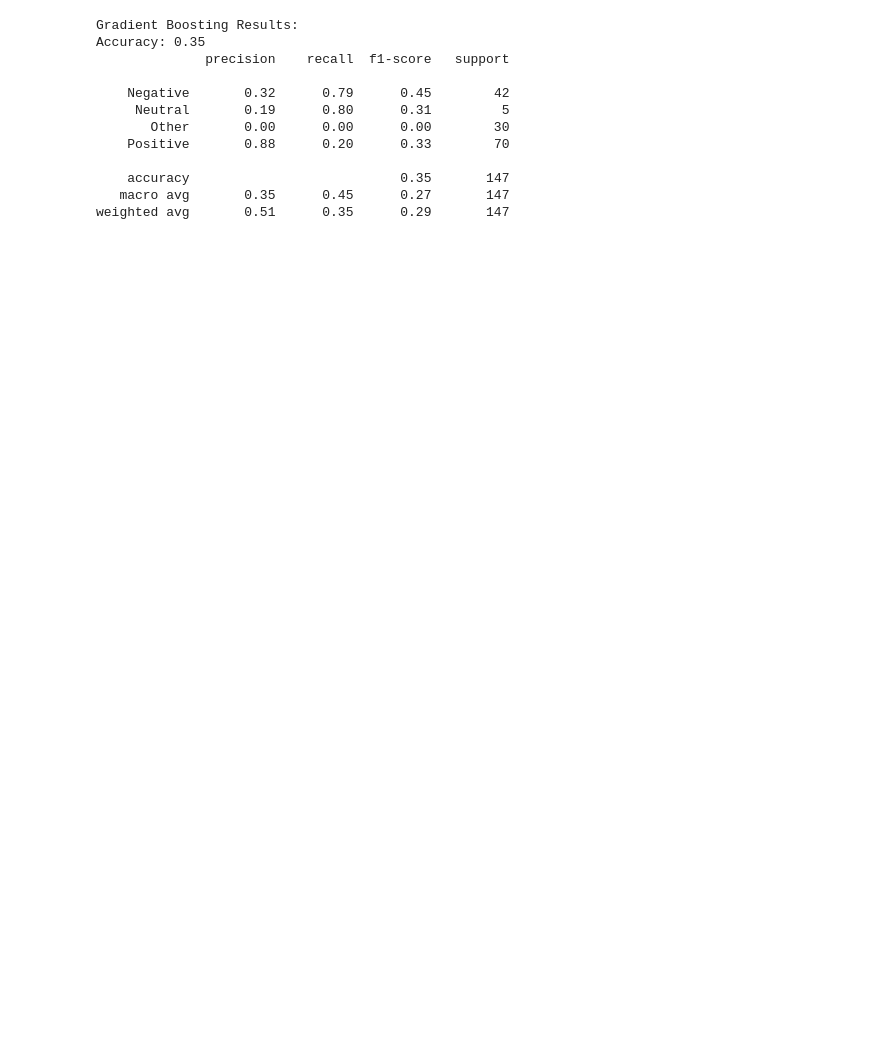
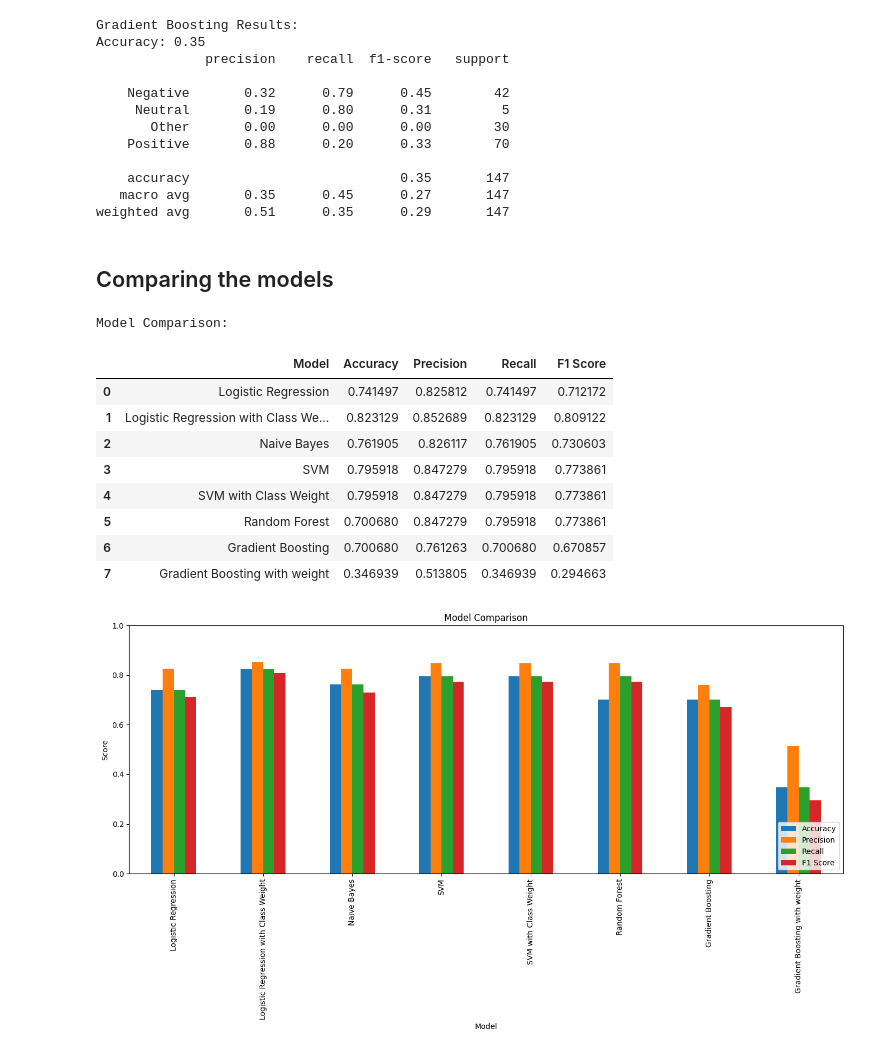
Before and after one commit to mateusengq/SOCIA_MEDIA_POSTS, a Jupyter notebook: CODES/eda_model.ipynb, the cells around one changed output. Cells and saved outputs as stored; diff of their text form; code cells hidden in the pictures; blank space fills up the shorter version.

```diff
--- a/CODES/eda_model.ipynb
+++ b/CODES/eda_model.ipynb
@@ -1151,3 +1161,5 @@ Accuracy: 0.35
     accuracy                           0.35       147
    macro avg       0.35      0.45      0.27       147
 weighted avg       0.51      0.35      0.29       147
+# %% [markdown]
+## Comparing the models
@@ -1153,0 +1238,55 @@ weighted avg       0.51      0.35      0.29       147
+# %%
+data = {
+    "Model": [
+        logistic_metrics["model"], logistic_weight_metrics["model"], naive_metrics["model"],
+        svm_metrics["model"], svm_bal_metrics["model"], rf_metrics["model"], gb_metrics["model"], gb_metrics_weig["model"]
+    ],
+    "Accuracy": [
+        logistic_metrics["accuracy"], logistic_weight_metrics["accuracy"], naive_metrics["accuracy"],
+        svm_metrics["accuracy"], svm_bal_metrics["accuracy"], rf_metrics["accuracy"], gb_metrics["accuracy"], gb_metrics_weig["accuracy"]
+    ],
+    "Precision": [
+        logistic_metrics["precision"], logistic_weight_metrics["precision"], naive_metrics["precision"],
+        svm_metrics["precision"], svm_bal_metrics["precision"], rf_metrics["precision"], gb_metrics["precision"], gb_metrics_weig["precision"]
+    ],
+    "Recall": [
+        logistic_metrics["recall"], logistic_weight_metrics["recall"], naive_metrics["recall"],
+        svm_metrics["recall"], svm_bal_metrics["recall"], rf_metrics["recall"], gb_metrics["recall"], gb_metrics_weig["recall"]
+    ],
+    "F1 Score": [
+        logistic_metrics["f1_score"], logistic_weight_metrics["f1_score"], naive_metrics["f1_score"],
+        svm_metrics["f1_score"], svm_bal_metrics["f1_score"], rf_metrics["f1_score"], gb_metrics["f1_score"], gb_metrics_weig["f1_score"]
+    ]
+}
+
+df = pd.DataFrame(data)
+# %%
+df = pd.DataFrame(data)
+
+# Display the dataframe
+print("Model Comparison:")
+display(df)
+
+# Plotting the metrics
+df.set_index("Model", inplace=True)
+df.plot(kind='bar', figsize=(14, 8))
+plt.title("Model Comparison")
+plt.ylabel("Score")
+plt.ylim(0, 1)
+plt.legend(loc="lower right")
+plt.xticks(rotation=90)
+
+plt.tight_layout()
+plt.show()
+# %% [output]
+Model Comparison:
+|  | Model | Accuracy | Precision | Recall | F1 Score |
+| 0 | Logistic Regression | 0.741497 | 0.825812 | 0.741497 | 0.712172 |
+| 1 | Logistic Regression with Class We... | 0.823129 | 0.852689 | 0.823129 | 0.809122 |
+| 2 | Naive Bayes | 0.761905 | 0.826117 | 0.761905 | 0.730603 |
+| 3 | SVM | 0.795918 | 0.847279 | 0.795918 | 0.773861 |
+| 4 | SVM with Class Weight | 0.795918 | 0.847279 | 0.795918 | 0.773861 |
+| 5 | Random Forest | 0.700680 | 0.847279 | 0.795918 | 0.773861 |
+| 6 | Gradient Boosting | 0.700680 | 0.761263 | 0.700680 | 0.670857 |
+| 7 | Gradient Boosting with weight | 0.346939 | 0.513805 | 0.346939 | 0.294663 |
+[figure, added]
```
Also changed, not shown: parts of 18 cells of this notebook, 1 other file.
